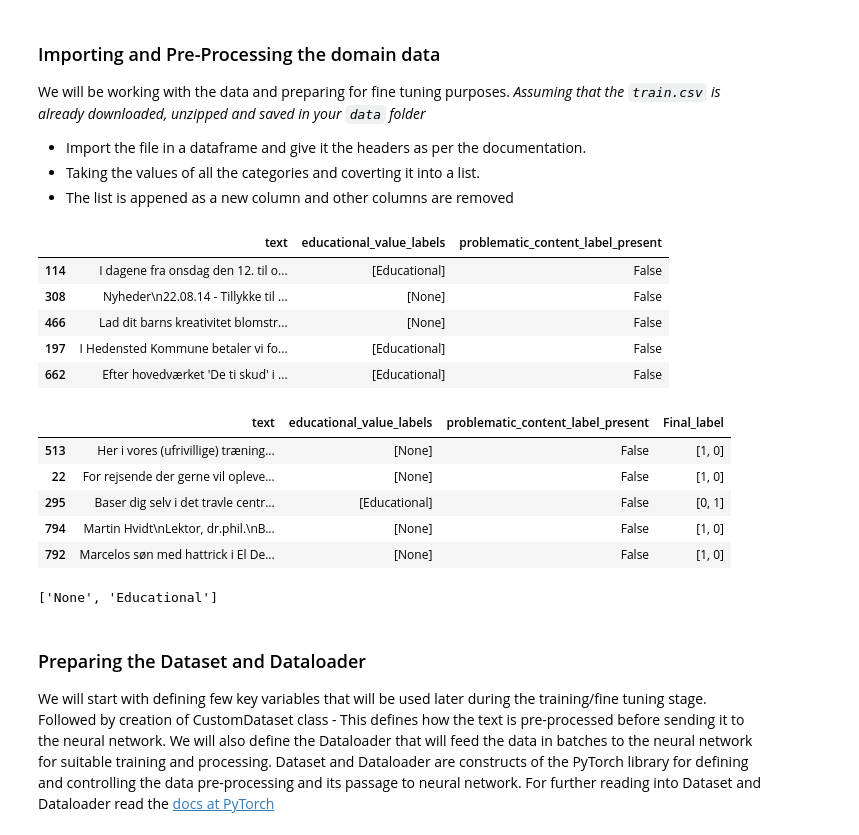
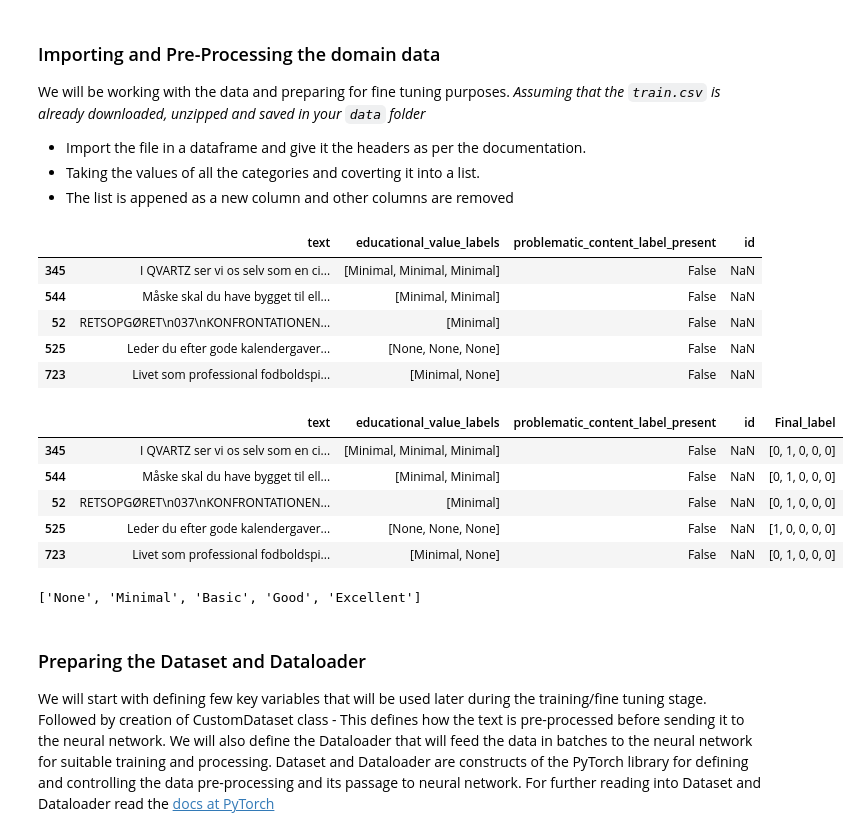
Before and after one commit to Shadoughcake/Enhancing-Multilingual-AI-Analyzing-and-Modeling-Educational-Content-with-the-FineWeb-C, a Jupyter notebook: transformer.ipynb, the cells around one changed output. Cells and saved outputs as stored; diff of their text form; code cells hidden in the pictures.

Commit message:
data path in transformer

```diff
--- a/transformer.ipynb
+++ b/transformer.ipynb
@@ -82,11 +82,14 @@ def Soft_label(label_list):
     return np.bincount(numeric_annotations, minlength=len(unique_labels)) / len(label_list)
 # %%
 #########
-DATASET = pd.read_parquet("hf://datasets/data-is-better-together/fineweb-c/dan_Latn/train-00000-of-00001.parquet")
+# DATASET = pd.read_parquet("hf://datasets/data-is-better-together/fineweb-c/dan_Latn/train-00000-of-00001.parquet")
+DATASET = pd.read_csv("fineweb-c_relabled.csv")
+DATASET["educational_value_labels"] = DATASET["educational_value_labels"].apply(ast.literal_eval)
+
 PROBLEMATIC_CONTENT = False
 LABEL_FUNCTION = Most_common_label
 ex_Data_path = "fineweb2_data.csv"
-Binary_Classification = True
+Binary_Classification = False
 #########
 
 
@@ -102,54 +105,54 @@ extra_df['problematic_content_label_present'] = False
 
 df = pd.concat([df, extra_df], ignore_index=True)
 
 # REMOVE PROBLEMATIC LABELS FROM DATASET
 df = df[df['problematic_content_label_present'] == PROBLEMATIC_CONTENT]
 
 unique_labels = df["educational_value_labels"].explode().unique().tolist()
 sort_order = {
     "None": unique_labels.index("None"),
     "Minimal": unique_labels.index("Minimal"),
     "Basic": unique_labels.index("Basic"),
     "Good": unique_labels.index("Good"),
     "Excellent": unique_labels.index("Excellent"),
 }
 
 # Convert Multi-Labels to Binary Labels
 if Binary_Classification:
     unique_labels = ["None", "Educational"]
     sort_order = {
         "None": 0,
         "Educational": 1
     }
     df["educational_value_labels"] = df["educational_value_labels"].apply(
         lambda x: ["Educational"] if "None" not in x else ["None"])
 
-display(df.sample(5))
+display(df.sample(5, random_state=42))
 
 # Process Data labels
 df["Final_label"] = df["educational_value_labels"].apply(LABEL_FUNCTION)
 
-df.sample(5)
+df.sample(5, random_state=42)
 # %% [output]
-|  | text | educational_value_labels | problematic_content_label_present |
-| 114 | I dagene fra onsdag den 12. til o... | [Educational] | False |
-| 308 | Nyheder\n22.08.14 - Tillykke til ... | [None] | False |
-| 466 | Lad dit barns kreativitet blomstr... | [None] | False |
-| 197 | I Hedensted Kommune betaler vi fo... | [Educational] | False |
-| 662 | Efter hovedværket 'De ti skud' i ... | [Educational] | False |
+|  | text | educational_value_labels | problematic_content_label_present | id |
+| 345 | I QVARTZ ser vi os selv som en ci... | [Minimal, Minimal, Minimal] | False | NaN |
+| 544 | Måske skal du have bygget til ell... | [Minimal, Minimal] | False | NaN |
+| 52 | RETSOPGØRET\n037\nKONFRONTATIONEN... | [Minimal] | False | NaN |
+| 525 | Leder du efter gode kalendergaver... | [None, None, None] | False | NaN |
+| 723 | Livet som professional fodboldspi... | [Minimal, None] | False | NaN |
-|  | text | educational_value_labels | problematic_content_label_present | Final_label |
-| 513 | Her i vores (ufrivillige) træning... | [None] | False | [1, 0] |
-| 22 | For rejsende der gerne vil opleve... | [None] | False | [1, 0] |
-| 295 | Baser dig selv i det travle centr... | [Educational] | False | [0, 1] |
-| 794 | Martin Hvidt\nLektor, dr.phil.\nB... | [None] | False | [1, 0] |
-| 792 | Marcelos søn med hattrick i El De... | [None] | False | [1, 0] |
+|  | text | educational_value_labels | problematic_content_label_present | id | Final_label |
+| 345 | I QVARTZ ser vi os selv som en ci... | [Minimal, Minimal, Minimal] | False | NaN | [0, 1, 0, 0, 0] |
+| 544 | Måske skal du have bygget til ell... | [Minimal, Minimal] | False | NaN | [0, 1, 0, 0, 0] |
+| 52 | RETSOPGØRET\n037\nKONFRONTATIONEN... | [Minimal] | False | NaN | [0, 1, 0, 0, 0] |
+| 525 | Leder du efter gode kalendergaver... | [None, None, None] | False | NaN | [1, 0, 0, 0, 0] |
+| 723 | Livet som professional fodboldspi... | [Minimal, None] | False | NaN | [0, 1, 0, 0, 0] |
 # %%
 new_df = pd.DataFrame()
 new_df["text"] = df["text"]
 new_df["labels"] = df["Final_label"]
 unique_labels
 # %% [output]
-['None', 'Educational']
+['None', 'Minimal', 'Basic', 'Good', 'Excellent']
 # %% [markdown]
 <a id='section03'></a>
 ### Preparing the Dataset and Dataloader
```
Also changed, not shown: parts of 2 cells of this notebook, 1 other file.
